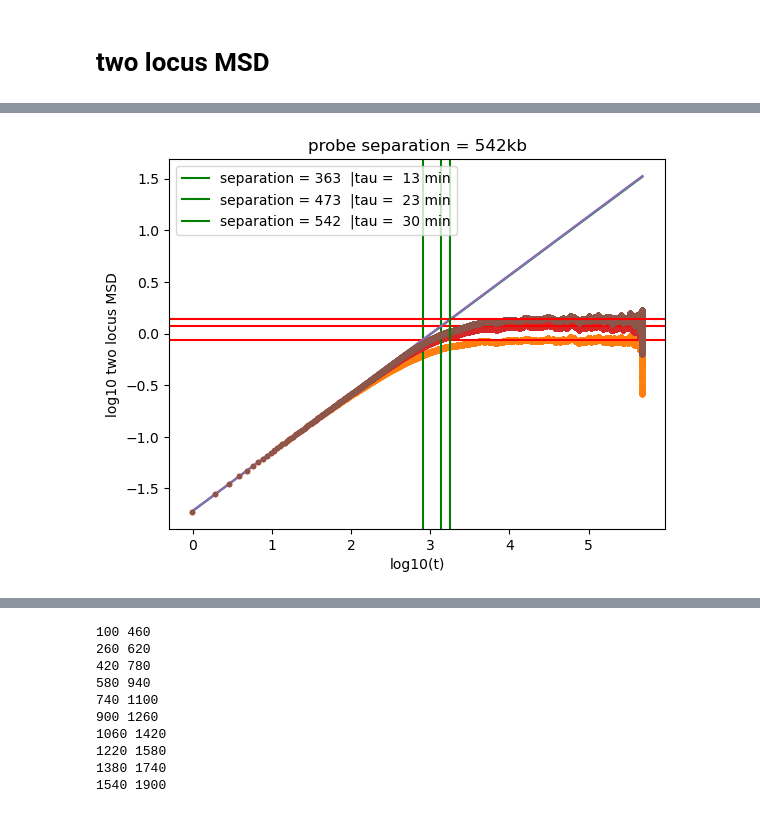
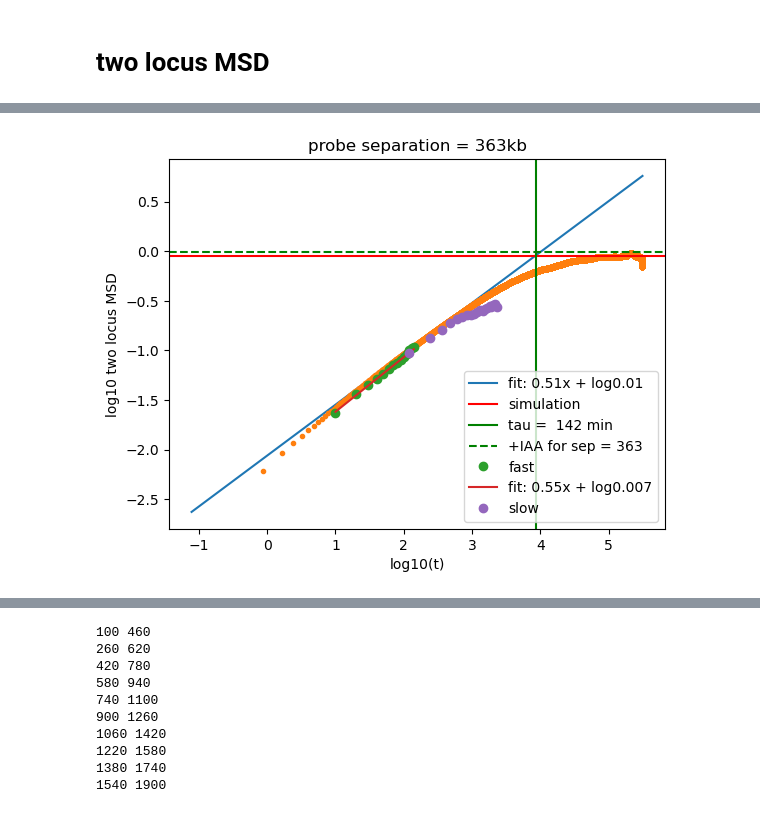
Before and after one commit to timothyfoldes/yeast_extrusion, a Jupyter notebook: analysis/analysis.ipynb, the cells around one changed output, grey strips where cells are left out. Drawn from its saved outputs; the diff is of its cells as text; code cells hidden in the pictures.

```diff
--- a/analysis.ipynb
+++ b/analysis/analysis.ipynb
@@ -230,0 +324,9 @@ time between frames = 0.9615403846192307 s total time = 8013 min  |   134 hours
+# %%
+### Compute two locus MSD averaged over different polymers
+
+k=2 # probes are spaced by 180 monomers -> k = 2 -> 360 monomers
+rij = np.array([(frames_scaled[:,:,i,:] - frames_scaled[:,:,i+k,:]) for i in range(0, 8-k)]).reshape(-1, Nframes, 3)
+# rij = np.array([frames_normalized[:,probe_position_1+5,:] - frames_normalized[:,probe_position_2+5,:]])
+rij = np.swapaxes(np.array(rij[:,::10]), 0,1)
+rij_k = (np.linalg.norm(rij, axis = -1)**2).mean(axis=-1).mean(axis = -1)
+MSD_two_k = compute_msd(rij)
@@ -231,38 +335,62 @@ time between frames = 0.9615403846192307 s total time = 8013 min  |   134 hours
+# %%
+MSD_two_fast= np.array([0.02358, 0.03621, 0.04439, 0.05216, 0.05836, 0.06465, 0.07066, 0.07548, 0.07976, 0.0855, 0.09286, 0.10003, 0.1057, 0.10946])
+time_fast = np.arange(10, 141, 10)
+
+MSD_two_slow = third_npo_array = np.array([0.09338, 0.13227, 0.1614, 0.19022, 0.2064, 0.21476, 0.22589, 0.22945, 0.2322, 0.24442, 0.25265, 0.24753, 0.26006, 0.26899, 0.27846, 0.27422, 0.28913, 0.29179, 0.27286])
+time_slow = np.array([120, 240, 360, 480, 600, 720, 840, 960, 1080, 1200, 1320, 1440, 1560, 1680, 1800, 1920, 2040, 2160, 2280])
 # %%
-import matplotlib.cm as cm
-cmap = cm.get_cmap('viridis')
-colors = [cmap(0.2), cmap(0.5), cmap(0.8)]
+sth = 0
 
-for separation in s:
-    N = frames.shape[1]
-    probe_position_1 = 200
-    probe_position_2 = probe_position_1 + int(separation*kb_scale)
-    separation = probe_position_2 - probe_position_1
-    # rij = np.array([(frames_scaled[:,i,:] - frames_scaled[:,i+k,:]) for i in np.linspace(k,N-k-1, (np.floor(N/k)).astype(int)).astype(int)])
-    rij = np.array([frames_scaled[:,probe_position_1+5,:] - frames_scaled[:,probe_position_2+5,:]])
-    rij = np.swapaxes(np.array(rij), 0,1)
-    rij_k = (np.linalg.norm(rij, axis = -1)**2).mean(axis=0).mean()
-    MSD_two_k = compute_msd(rij)
-    y = np.log10(MSD_two_k)[1:]
-    x = np.log10(time)[1:]
+time_scale = 0.8
+length_scale = 1
+y = np.log10(MSD_two_k/length_scale)[:]
+x = np.log10(time/time_scale)[1:][::10]
 
-    p,q = 0, 10
 
-    param, pcov = np.polyfit(x[p:q], y[p:q], 1, cov=True)
-    D = np.power(10,param[1])
-    alpha = param[0]
-    plt.plot(x, param[0]*x + param[1])
 
-    # p,q = 0, 100
-    # param, pcov = curve_fit(M2, np.exp(x)[p:q], np.exp(y)[p:q], p0=[0.01, 10, 1])
-    # plt.plot(x, np.log10(M2(np.exp(x), *param)), label = f'fit: D: {param[0]:.2f} | tau: {param[1]:.2f} | rij^2: {param[2]:.2f}')
+p,q = 100, 200
 
-    tau = (2*rij_k/D)**(1/alpha)
-    plt.plot(x,y, '.')
-    plt.axhline(np.log10(2*(rij_k)), color='r')
-    plt.axvline(np.log10(tau), label  = f'separation = {separation}  |' + f'tau =  {round(tau/60)} min', color='g')
-    plt.xlabel('log10(t)')
-    plt.ylabel('log10 two locus MSD')
-    plt.title(f'probe separation = {separation}kb')
-    plt.legend()
+param, pcov = curve_fit(func, x[p:q], y[p:q])
+D = np.power(10,param[1])
+alpha = param[0]
+plt.plot(x, param[0]*x + param[1], label = f'fit: {param[0]:.2f}x + log{np.power(10, param[1]):.2f}')
+
+
+# p,q = 0, 100
+# param, pcov = curve_fit(M2, np.exp(x)[p:q], np.exp(y)[p:q], p0=[0.01, 10, 1])
+# plt.plot(x, np.log10(M2(np.exp(x), *param)), label = f'fit: D: {param[0]:.2f} | tau: {param[1]:.2f} | rij^2: {param[2]:.2f}')
+
+# asymptot = 2*(rij_k/length_scale)
+
+tau = (2*(rij_k/length_scale)/D)**(1/alpha)
+plt.plot(x,y, '.')
+plt.axhline(np.log10(2*(rij_k/length_scale)), color='r', label = f'simulation')
+plt.axvline(np.log10(tau), label  =  f'tau =  {round(tau/60)} min', color='g')
+plt.axhline(np.log10((r[sth]**2)*2), color='g', linestyle = '--', label = f'+IAA for sep = {s[sth]}')
+
+plt.xlabel('log10(t)')
+plt.ylabel('log10 two locus MSD')
+plt.title(f'probe separation = {s[sth]}kb')
+
+y = np.log10(MSD_two_fast)
+x = np.log10(time_fast)
+
+p,q = 0, 10
+param, pcov = curve_fit(func, x[p:q], y[p:q])
+D = np.power(10,param[1])
+alpha = param[0]
+
+p,q = 0, 30
+
+plt.plot(x,y, 'o', label = 'fast')
+plt.plot(x, param[0]*x + param[1], label = f'fit: {param[0]:.2f}x + log{np.power(10, param[1]):.3f}')
+
+
+y = np.log10(MSD_two_slow)
+x = np.log10(time_slow)
+
+x
+plt.plot(x,y, 'o', label = 'slow')
+
+plt.legend()
 # %% [output]
@@ -272 +398 @@ computing MSD for
-[figure, old version]
+[figure, new version]
```
Also changed, not shown: parts of 32 cells of this notebook, 17 other files.
